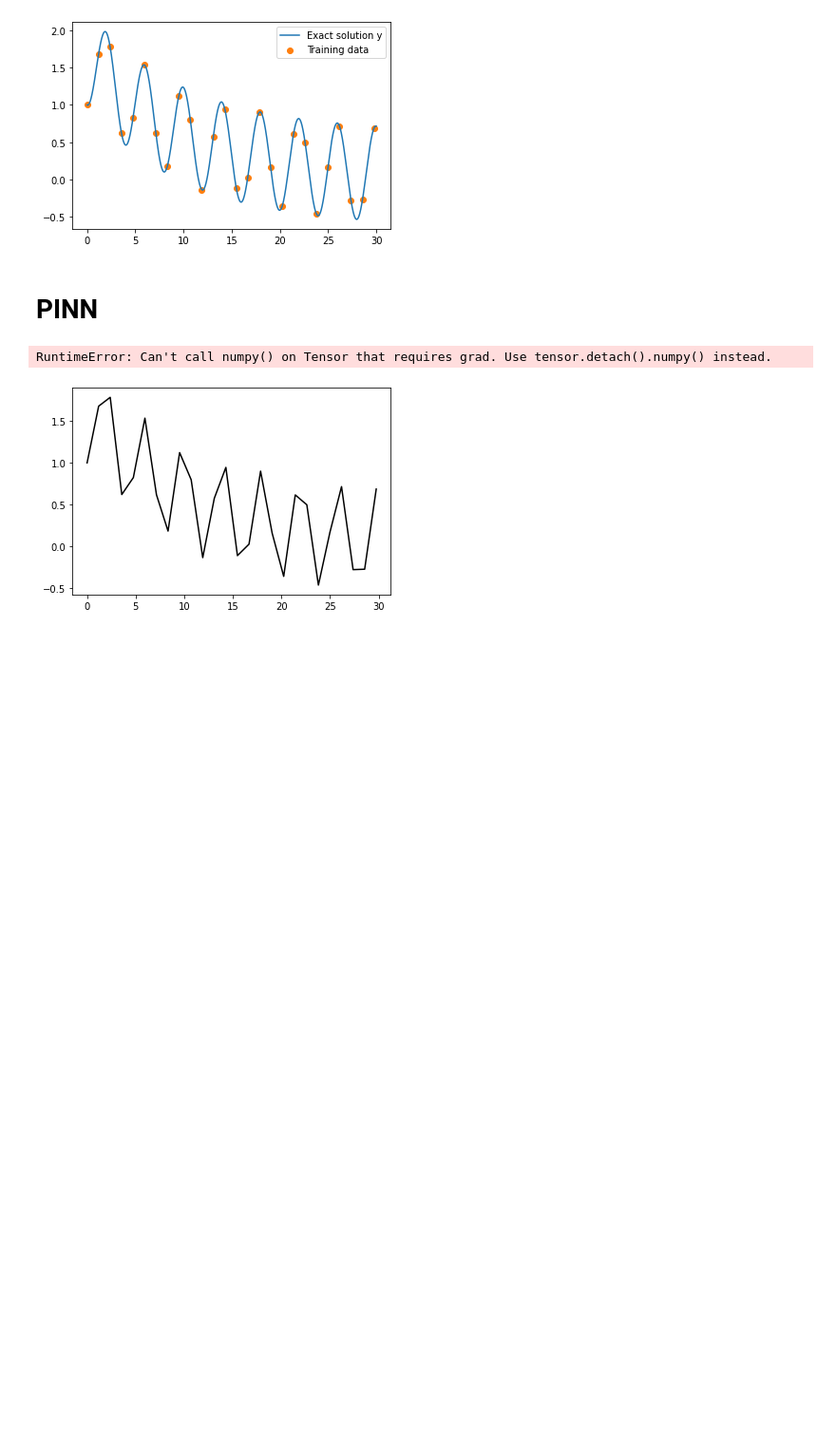
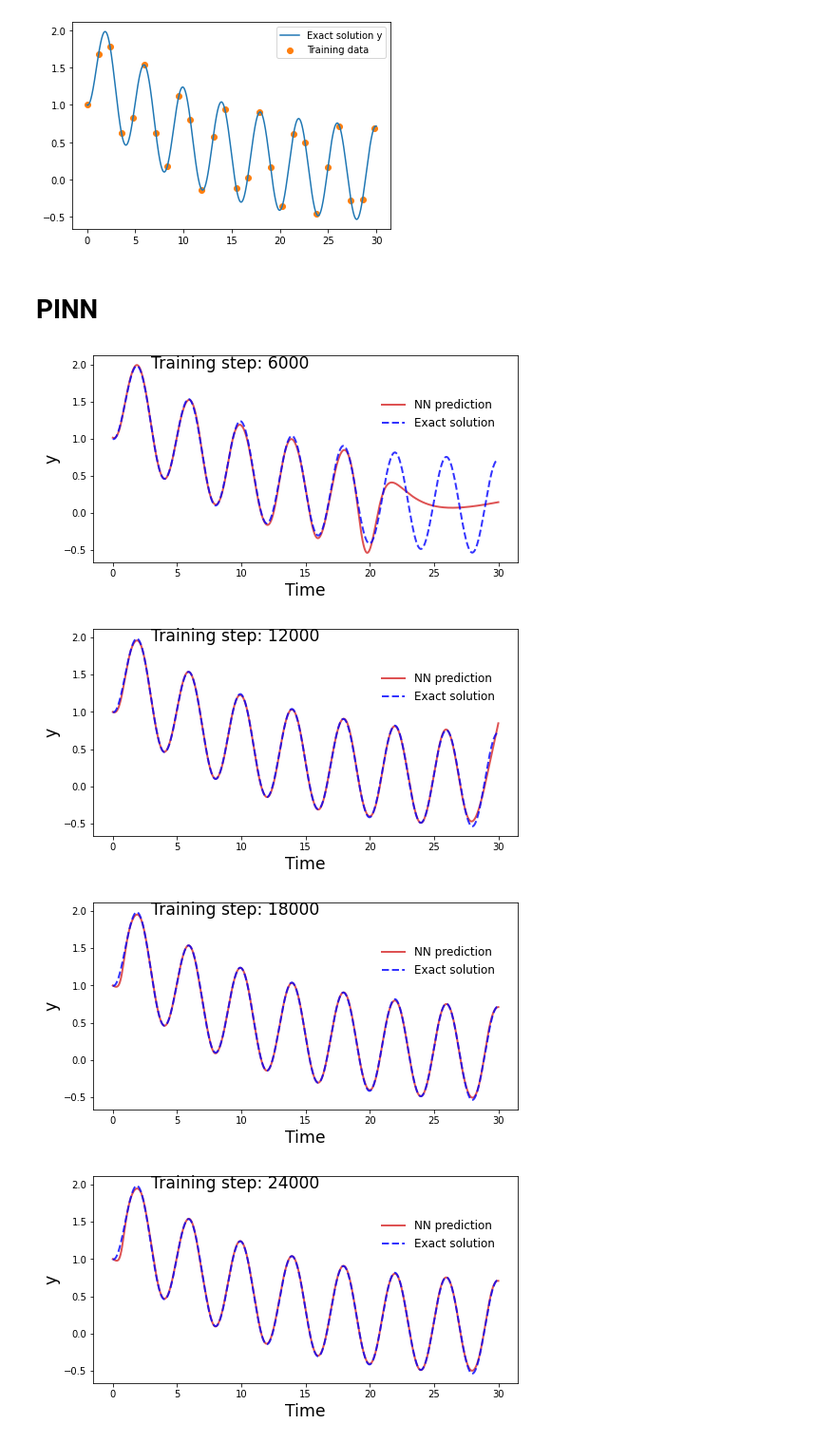
Before and after one commit to hjlee21/PINN_STUDY, a Jupyter notebook: Orgin_Code_Git/Method1_PINNS-EDO/Test_code/test_tutorial.ipynb, the cells around one changed output. Shown: that part at 95% size. Cells and saved outputs as stored; diff of their text form; code cells hidden in the pictures; blank space fills up the shorter version.

```diff
--- a/Orgin_Code_Git/Method1_PINNS-EDO/Test_code/test_tutorial.ipynb
+++ b/Orgin_Code_Git/Method1_PINNS-EDO/Test_code/test_tutorial.ipynb
@@ -85,36 +85,46 @@ loss_history = []
 loss2_history = []
 
 for i in range(48000):
     optimizer.zero_grad()
 
     # We compute the "data loss" .............................................
     yh = model(x_data)
     loss1 = 1.*torch.mean((yh-y_data)**2)# use mean squared error
 
     yhp = model(x_physics)
     dx = torch.autograd.grad(yhp, x_physics, torch.ones_like(yhp), create_graph=True)[0]
 
     physics = (dx + lam*yhp - torch.sin(np.pi*x_physics/2))
     loss2 = (6e-2)*(torch.mean(physics**2))
 
     loss = loss1 + loss2
     loss.backward()
     optimizer.step()
 
     if (i+1) % 100 ==0:
         loss_history.append(loss.detach())
         loss2_history.append(loss2.detach())
 
         yh = model(x).detach()
         xp = x_physics.detach()
 
-        fig_ = plt.figure(11)
-        plt.plot(x_data, y_data, 'k-', label= 'Exact solution')
-        plt.plot(x_physics, yhp, 'r--', label = 'NN result')
-        plt.legend()
+        plt.figure(figsize=(8,4))
+        plt.plot(x,yh, color="tab:red", linewidth=2, alpha=0.8, label="NN prediction")
+        plt.plot(x,y, color="blue", linewidth=2, alpha=0.8,linestyle='--',label="Exact solution")
+        # plt.scatter(x_data, y_data, s=60, color="tab:red", alpha=0.4, label='Training data')
+        l = plt.legend(loc=(0.67,0.62), frameon=False, fontsize="large")
+        plt.setp(l.get_texts(), color="k")
+        plt.text(2.965,1.95,"Training step: %i"%(i+1),fontsize="xx-large",color="k")
+        plt.ylabel('y',fontsize="xx-large")
+        plt.xlabel('Time',fontsize="xx-large")
+        plt.axis("on")
+
+
 
         if (i+1) % 6000 == 0: plt.show()
         else: plt.close("all")
 # %% [output]
-RuntimeError: Can't call numpy() on Tensor that requires grad. Use tensor.detach().numpy() instead.
-[figure, old version]
+[figure, new version]
+[figure, added]
+[figure, added]
+[figure, added]
```
Also changed, not shown: parts of 1 cell of this notebook, 30 other files.
